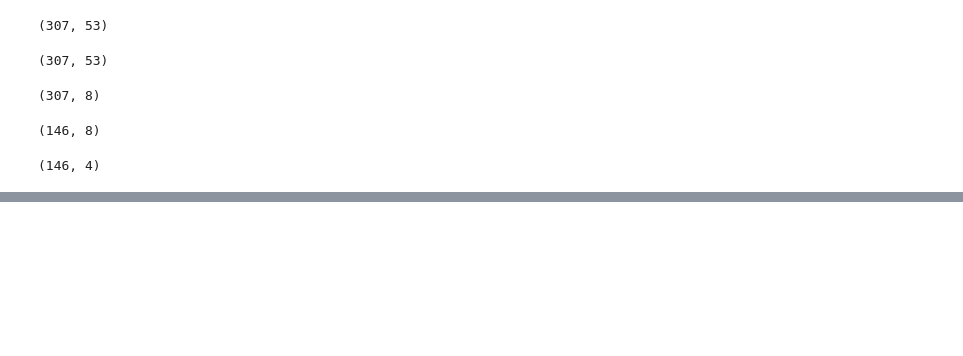
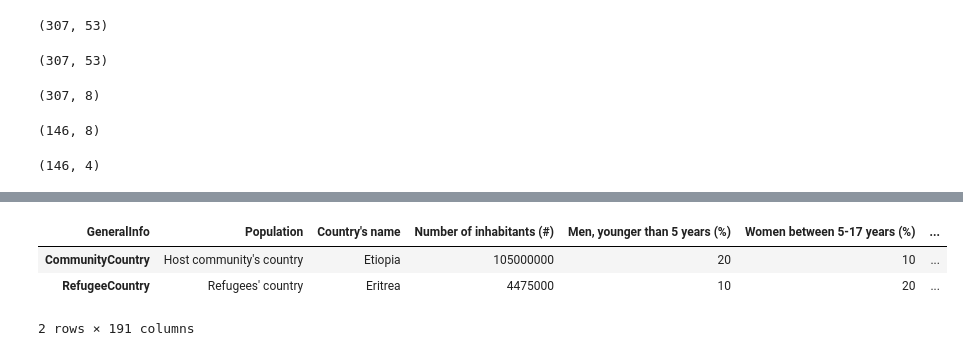
Before and after one commit to guillermosanchezg/NAUTIA, a Jupyter notebook: DesarrolloPy/NotebookPruebas.ipynb, the cells around one changed output, grey strips where cells are left out. Drawn from its saved outputs; the diff is of its cells as text; code cells hidden in the pictures; blank space fills up the shorter version.

```diff
--- a/DesarrolloPy/NotebookPruebas.ipynb
+++ b/DesarrolloPy/NotebookPruebas.ipynb
@@ -66,0 +121,9 @@ UnicodeDecodeError: 'utf-8' codec can't decode byte 0xf1 in position 22: invalid
+# %%
+data2.columns = data2.iloc[0]
+# %%
+data2
+# %% [output]
+| GeneralInfo | Population | Country's name | Number of inhabitants (#) | Men, younger than 5 years (%) | Women between 5-17 years (%) | ... |
+| CommunityCountry | Host community's country | Etiopia | 105000000 | 20 | 10 | ... |
+| RefugeeCountry | Refugees' country | Eritrea | 4475000 | 10 | 20 | ... |
+2 rows × 191 columns
```
Also changed, not shown: parts of 12 cells of this notebook, 2 other files.
